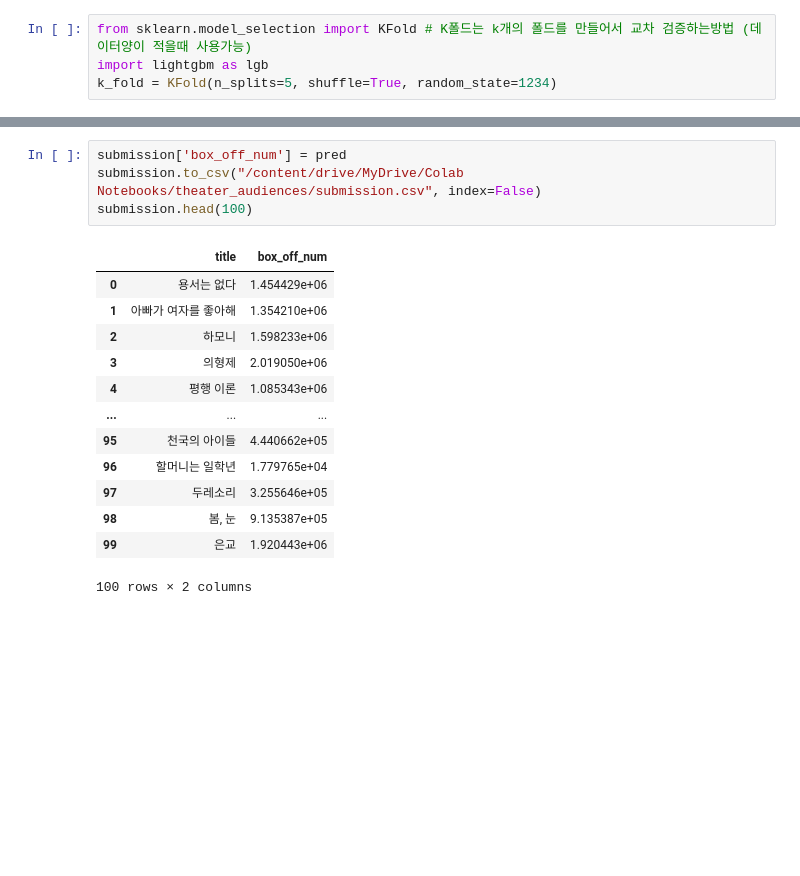
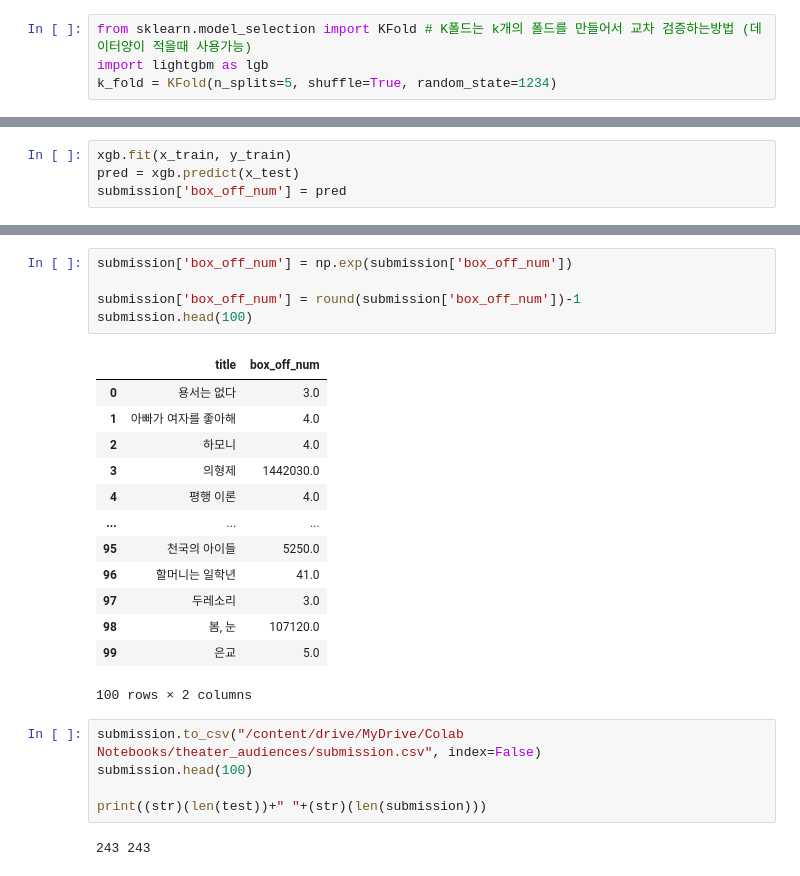
Before and after one commit to dlsdnjs96/practice_visualize_data, a Jupyter notebook: theaterAudiences.ipynb, the cells around one changed output, grey strips where cells are left out. Cells and saved outputs as stored; diff of their text form; blank space fills up the shorter version.

```diff
--- a/theaterAudiences.ipynb
+++ b/theaterAudiences.ipynb
@@ -339,0 +401,4 @@ pred = xgb.predict(x_test)
+# %%
+xgb.fit(x_train, y_train)
+pred = xgb.predict(x_test)
+submission['box_off_num'] = pred
@@ -340,18 +407,26 @@ pred = xgb.predict(x_test)
+# %%
+submission['box_off_num'] = np.exp(submission['box_off_num'])
+
+submission['box_off_num'] = round(submission['box_off_num'])-1
+submission.head(100)
+# %% [output]
+|  | title | box_off_num |
+| 0 | 용서는 없다 | 3.0 |
+| 1 | 아빠가 여자를 좋아해 | 4.0 |
+| 2 | 하모니 | 4.0 |
+| 3 | 의형제 | 1442030.0 |
+| 4 | 평행 이론 | 4.0 |
+| ... | ... | ... |
+| 95 | 천국의 아이들 | 5250.0 |
+| 96 | 할머니는 일학년 | 41.0 |
+| 97 | 두레소리 | 3.0 |
+| 98 | 봄, 눈 | 107120.0 |
+| 99 | 은교 | 5.0 |
+100 rows × 2 columns
 # %%
-submission['box_off_num'] = pred
 submission.to_csv("/content/drive/MyDrive/Colab Notebooks/theater_audiences/submission.csv", index=False)
 submission.head(100)
+
+print((str)(len(test))+" "+(str)(len(submission)))
 # %% [output]
-|  | title | box_off_num |
-| 0 | 용서는 없다 | 1.454429e+06 |
-| 1 | 아빠가 여자를 좋아해 | 1.354210e+06 |
-| 2 | 하모니 | 1.598233e+06 |
-| 3 | 의형제 | 2.019050e+06 |
-| 4 | 평행 이론 | 1.085343e+06 |
-| ... | ... | ... |
-| 95 | 천국의 아이들 | 4.440662e+05 |
-| 96 | 할머니는 일학년 | 1.779765e+04 |
-| 97 | 두레소리 | 3.255646e+05 |
-| 98 | 봄, 눈 | 9.135387e+05 |
-| 99 | 은교 | 1.920443e+06 |
-100 rows × 2 columns
+243 243
```
Also changed, not shown: parts of 17 cells of this notebook.
